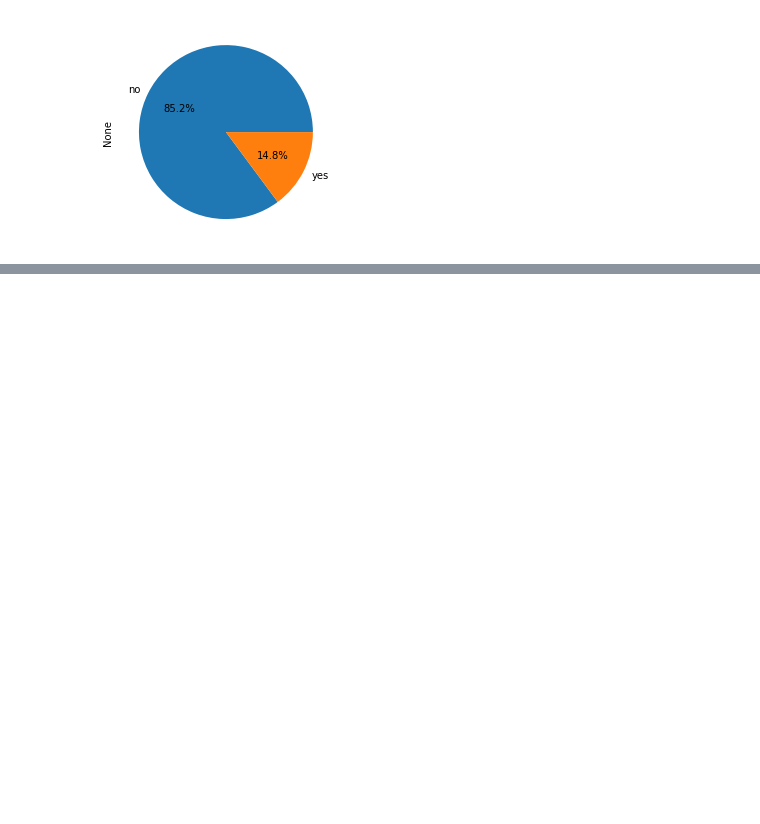
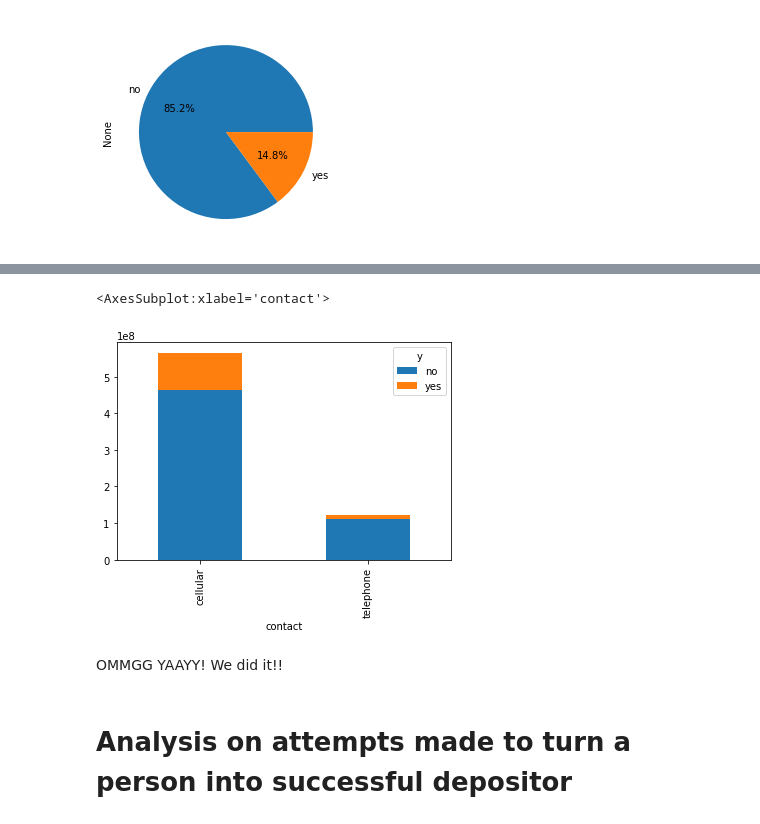
Before and after one commit to ilaav/b1CapstoneProject, a Jupyter notebook: Data Analysis.ipynb, the cells around one changed output, grey strips where cells are left out. Cells and saved outputs as stored; diff of their text form; code cells hidden in the pictures; blank space fills up the shorter version.

```diff
--- a/Data Analysis.ipynb
+++ b/Data Analysis.ipynb
@@ -95,0 +103,9 @@ display(df_telephone)
+# %%
+df_telephone.plot(kind='bar', stacked=True)
+# %% [output]
+<AxesSubplot:xlabel='contact'>
+[figure, added]
+# %% [markdown]
+OMMGG YAAYY! We did it!!
+# %% [markdown]
+# Analysis on attempts made to turn a person into successful depositor
```
Also changed, not shown: parts of 44 cells of this notebook.
